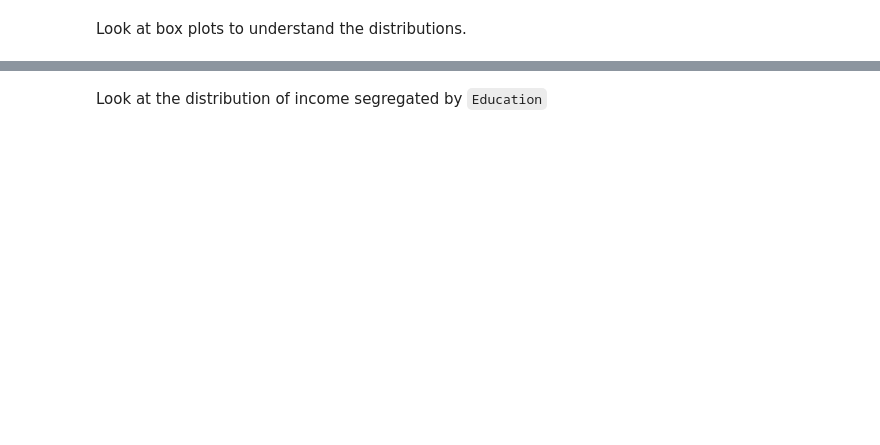
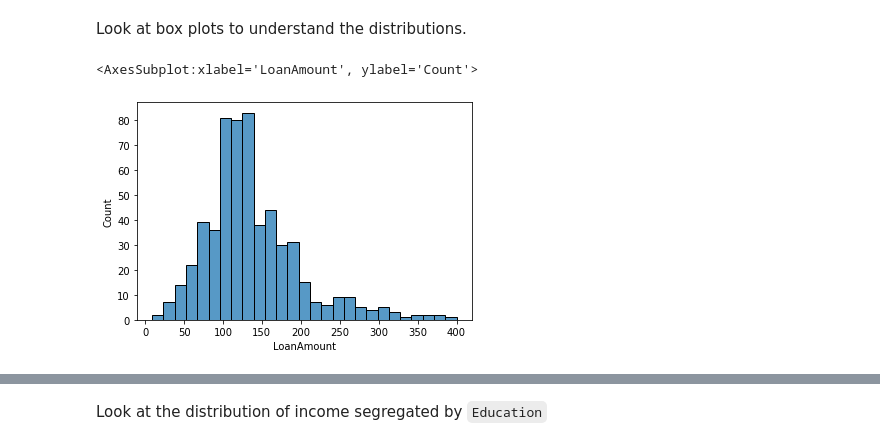
Before and after one commit to jandus/mp_IV-Loan_Predictions, a Jupyter notebook: mini-project-IV.ipynb, the cells around one changed output, grey strips where cells are left out. Saved outputs shown, nothing was run; the diff lists cells and outputs as text; code cells hidden in the pictures; blank space fills up the shorter version.

```diff
--- a/mini-project-IV.ipynb
+++ b/mini-project-IV.ipynb
@@ -73,3 +248,9 @@ Study distribution of various variables. Plot the histogram of ApplicantIncome,
 # %% [markdown]
 
 Look at box plots to understand the distributions.
+# %%
+filter = df['LoanAmount'] <= 400
+sns.histplot(df[filter]['LoanAmount'])
+# %% [output]
+<AxesSubplot:xlabel='LoanAmount', ylabel='Count'>
+[figure, added]
```
Also changed, not shown: parts of 106 cells of this notebook, 3 other files.
